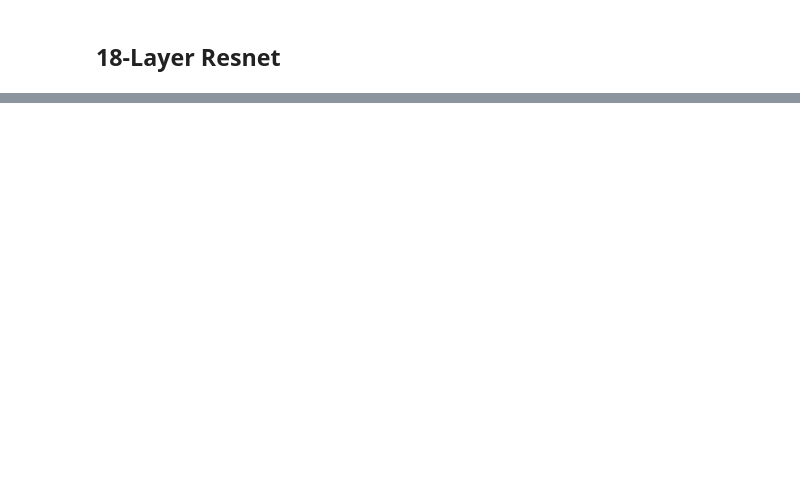
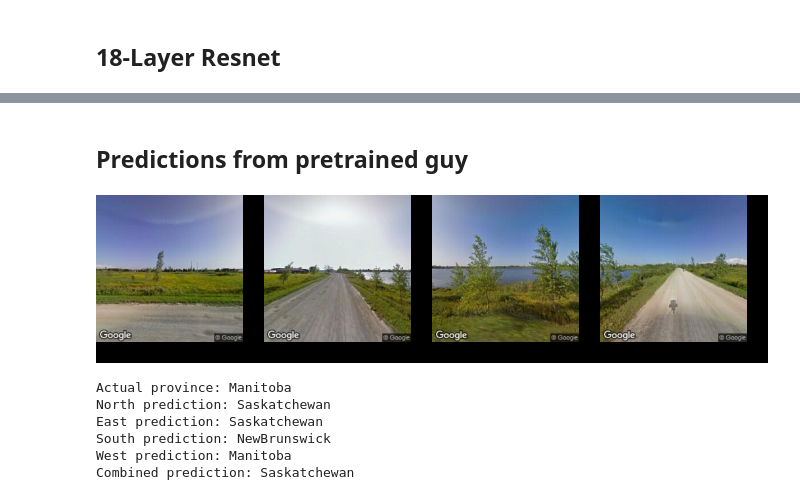
Before and after one commit to st-tran/CSC413-Project, a Jupyter notebook: CSC413_Project.ipynb, the cells around one changed output, grey strips where cells are left out. Cells and saved outputs as stored; diff of their text form; code cells hidden in the pictures; blank space fills up the shorter version.

```diff
--- a/CSC413_Project.ipynb
+++ b/CSC413_Project.ipynb
@@ -310,0 +465,33 @@ def train(args, cnn=None):
+# %% [markdown]
+## Predictions from pretrained guy
+# %%
+pretrained = models.resnet18(pretrained=False)
+pretrained.fc = nn.Sequential(nn.Linear(512, 256),
+                                 nn.ReLU(),
+                                 nn.Dropout(0.2),
+                                 nn.Linear(256, 10),
+                                 nn.LogSoftmax(dim=1))
+pretrained.load_state_dict(torch.load("resnetsmalldataset"))
+pretrained.eval()
+images, labels = next(iter(test_loader))
+# %%
+visualize_example(images, 10, True)
+smax = pretrained.forward(images[10])
+comb = smax.mean(axis=0)
+preds = smax.argmax(axis=1)
+comb_preds = comb.argmax()
+real_labels = dict((v, k) for k, v in dataset.labels.items())
+print(f"Actual province: {real_labels[labels[10].item()]}")
+print(f"North prediction: {real_labels[preds[0].item()]}")
+print(f"East prediction: {real_labels[preds[1].item()]}")
+print(f"South prediction: {real_labels[preds[2].item()]}")
+print(f"West prediction: {real_labels[preds[3].item()]}")
+print(f"Combined prediction: {real_labels[comb_preds.item()]}")
+# %% [output]
+[figure, added]
+Actual province: Manitoba
+North prediction: Saskatchewan
+East prediction: Saskatchewan
+South prediction: NewBrunswick
+West prediction: Manitoba
+Combined prediction: Saskatchewan
```
Also changed, not shown: parts of 13 cells of this notebook.
